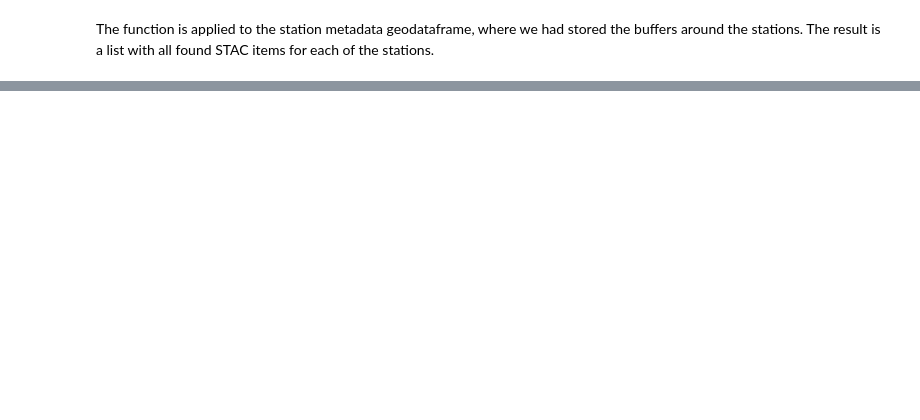
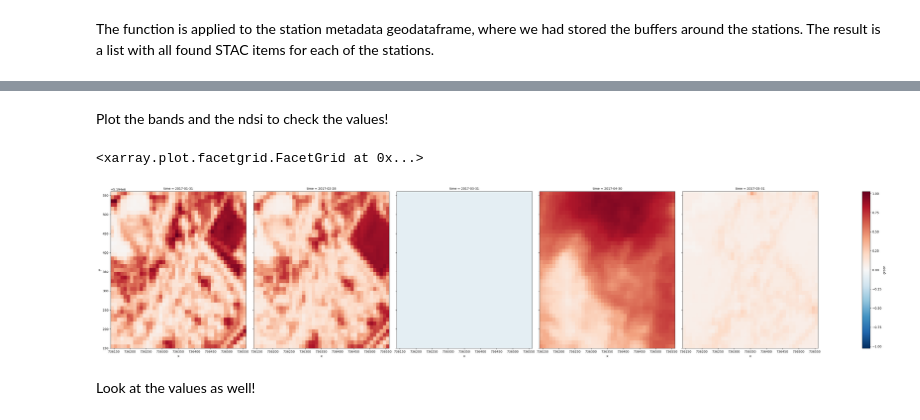
Before and after one commit to DLR-terrabyte/eo-examples, a Jupyter notebook: workshop_prepml/pz_Prepare-ML.ipynb, the cells around one changed output, grey strips where cells are left out. Saved outputs shown, nothing was run; the diff lists cells and outputs as text; code cells hidden in the pictures; blank space fills up the shorter version.

```diff
--- a/workshop_prepml/pz_Prepare-ML.ipynb
+++ b/workshop_prepml/pz_Prepare-ML.ipynb
@@ -471,0 +397,16 @@ cube.green.plot.imshow(col="time", size=8, aspect=1)
+# %%
+%%time
+collection = ['landsat-ot-c2-l2', 'landsat-etm-c2-l2', 'landsat-tm-c2-l2']
+
+items_ls = []
+for col in collection:
+    search = catalog.search(collections=col,
+                            bbox=bbox,
+                            datetime=[start, end],
+                            query=query)
+    items = list(search.items()) # TODO: Is this still the correct way to do it?
+    items_ls.append(items)
+    print(f'Collection: {col}. Found {len(items)} Scenes')
+
+# currently we have a list with 3 entries, let's flatten it
+items_ls = [item for sublist in items_ls for item in sublist]
@@ -471,0 +534,8 @@ cube.green.plot.imshow(col="time", size=8, aspect=1)
+# %%
+cube = odc_stac.load(items_tst,
+                     geopolygon=aoi_tst.geometry,
+                     groupby='solar_day',
+                     chunks={"x": 128, "y": 128, "time": -1}, # maybe add a time chunk?
+                     bands=bands
+)
+cube
@@ -471,0 +582,5 @@ cube.green.plot.imshow(col="time", size=8, aspect=1)
+# %%
+cube = cube * scale + offset
+cube = cube.resample(time="1ME").max().chunk(chunks={'time': -1})
+cube["ndsi"] = (cube.green - cube.swir16) / (cube.green + cube.swir16)
+#cube = cube["ndsi"]
@@ -471,0 +589,3 @@ cube.green.plot.imshow(col="time", size=8, aspect=1)
+# %%
+%%time
+tst = cube.isel(time = slice(0,5)).load()
@@ -471,0 +595,9 @@ cube.green.plot.imshow(col="time", size=8, aspect=1)
+# %% [markdown]
+Plot the bands and the ndsi to check the values!
+# %%
+tst['green'].plot.imshow(col="time", size=8, aspect=1) # , vmin = -1, vmax = 1
+# %% [output]
+<xarray.plot.facetgrid.FacetGrid at 0x...>
+[figure, added]
+# %% [markdown]
+Look at the values as well!
```
Also changed, not shown: parts of 179 cells of this notebook, 1 other file.
